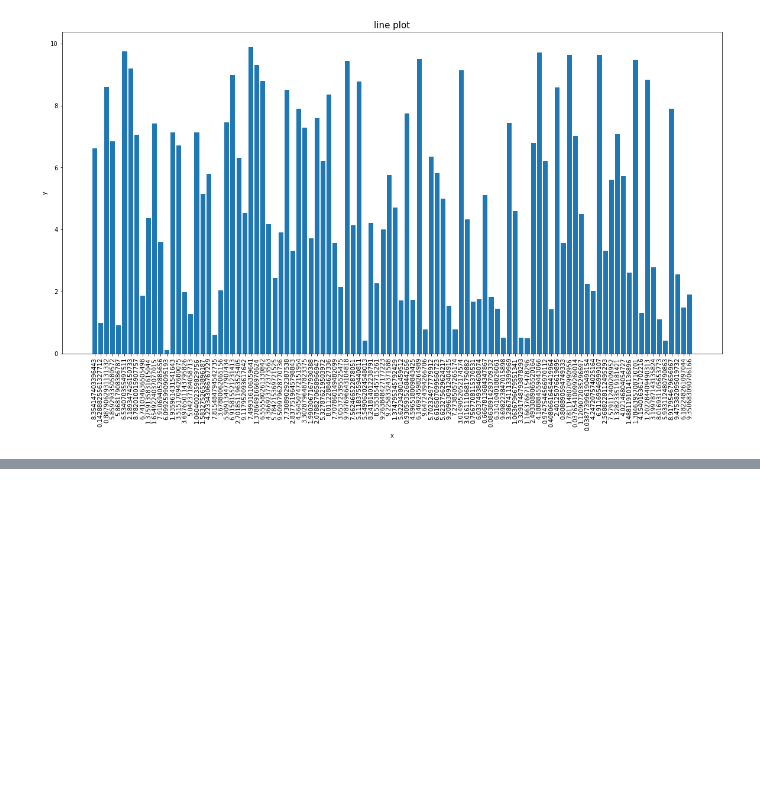
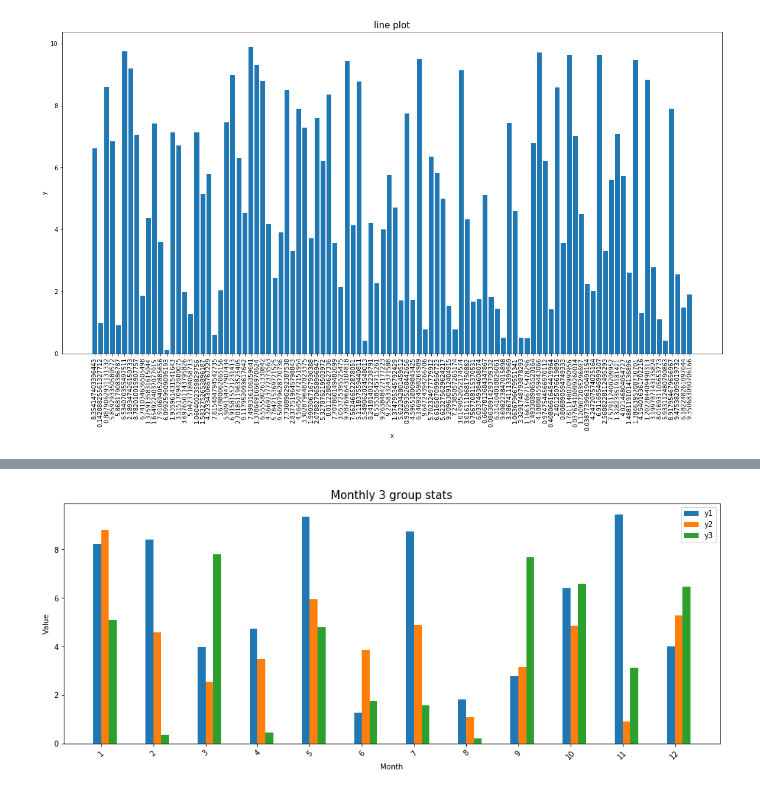
Before and after one commit to KwankiAhn/ai-study, a Jupyter notebook: utils/chart-utils.ipynb, the cells around one changed output, grey strips where cells are left out. Cells and saved outputs as stored; diff of their text form; code cells hidden in the pictures; blank space fills up the shorter version.

```diff
--- a/utils/chart-utils.ipynb
+++ b/utils/chart-utils.ipynb
@@ -130,0 +165,4 @@ draw_x_y_simpleline(xx, yy, mode='bar', figsize_in=(20, 10), xtick_rotate=90)
+# %%
+draw_x_y_multiline(label_data, data_1, data_2, data_3, title_in="Monthly 3 group stats", x_label="Month", y_label="Value", figsize_in=(16, 6), mode='bar', xtick_rotate=45)
+# %% [output]
+[figure, added]
```
Also changed, not shown: parts of 3 cells of this notebook.
